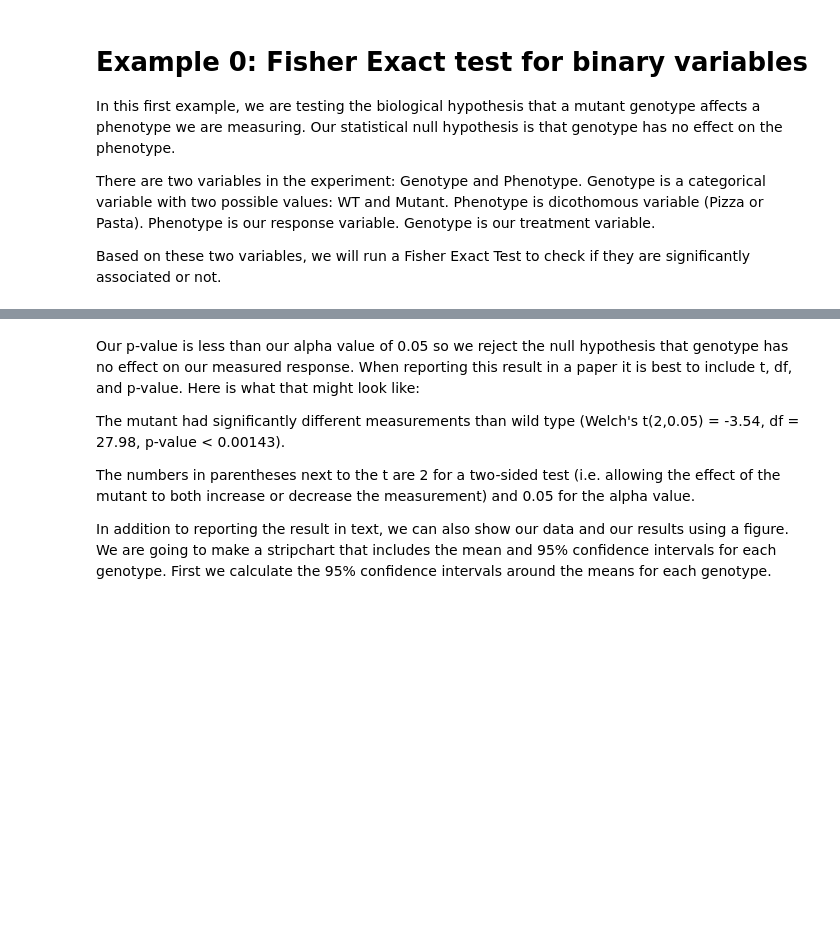
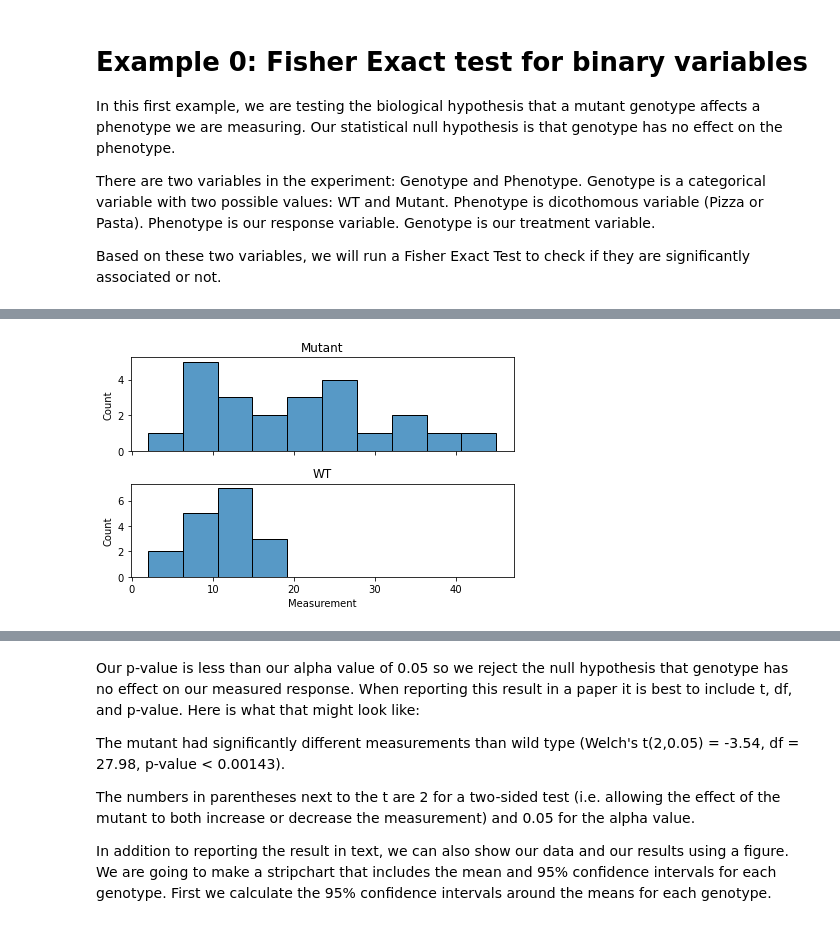
Before and after one commit to matteofigliuzzi/biostatistics_tutorial, a Jupyter notebook: notebooks/Tutorial_HypothesisTesting_Jupyter_python.ipynb, the cells around one changed output, grey strips where cells are left out. Cells and saved outputs as stored; diff of their text form; code cells hidden in the pictures; blank space fills up the shorter version.

```diff
--- a/notebooks/Tutorial_HypothesisTesting_Jupyter_python.ipynb
+++ b/notebooks/Tutorial_HypothesisTesting_Jupyter_python.ipynb
@@ -81,5 +181,3 @@ df.to_excel('dataset0.xlsx',index=False)
 # %%
 # read fist data file into data frame object
-data0 = pd.read_excel('dataset0.xlsx')
-# note that the above line of code assumes the data file is in the same folder as the notebook
-data0.head()
+data1 = pd.read_excel('../data/dataset1.xlsx')
@@ -100,7 +184,3 @@ Based on these two variables, we will run a Student's two-sample t-test as long
-# %%
-# read fist data file into data frame object
-data1 = pd.read_excel('dataset1.xlsx')
-# note that the above line of code assumes the data file is in the same folder as the notebook
 # %%
 # look at the first several rows of data
 data1.head(5)
@@ -137,11 +234,20 @@ print(bins)
 # %%
 # plot data as stacked histograms
+
+#binning
+number_of_bins = 10
+min_value = np.floor(data1['Measurement'].min())
+max_value = np.ceil(data1['Measurement'].max())
+bins = np.linspace(min_value,max_value,number_of_bins+1)
+
 fig,ax=plt.subplots(2,1,sharex=True)
 ax[0].set_title('Mutant')
 sns.histplot(data=data1[data1.Genotype=='Mutant'],x='Measurement',ax=ax[0],bins=bins)
 ax[1].set_title('WT')
 sns.histplot(data=data1[data1.Genotype=='WT'],x='Measurement',ax=ax[1],bins=bins)
 plt.tight_layout()
+# %% [output]
+[figure, added]
 # %%
 #summary statistics, stratified by genotype
 data1.groupby('Genotype').agg(['count','mean','median','std','var'])
```
Also changed, not shown: parts of 95 cells of this notebook.
